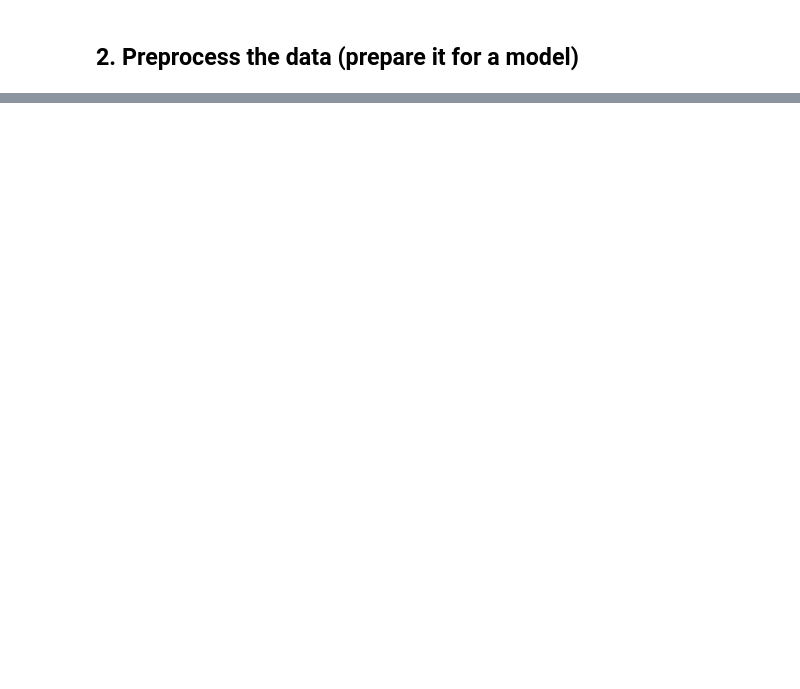
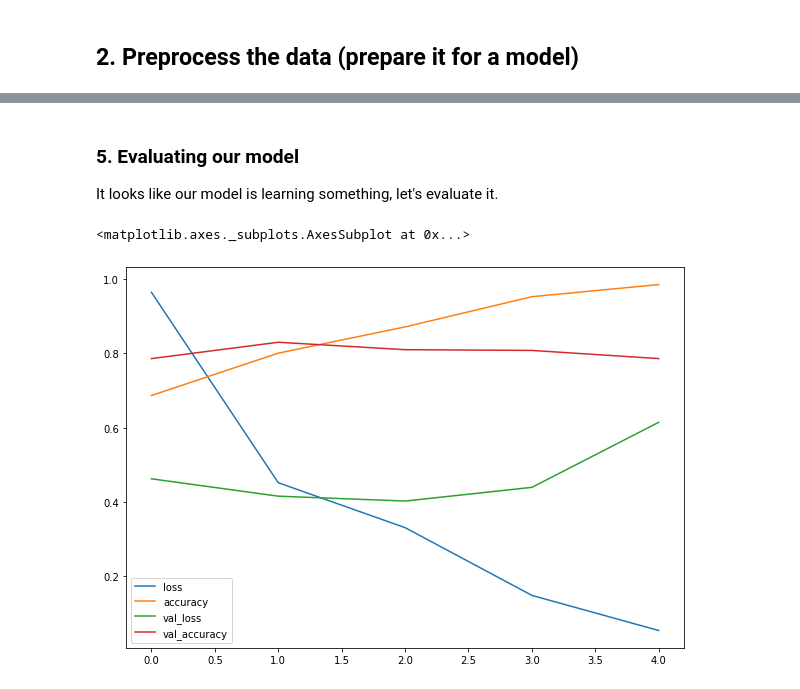
Before and after one commit to johanesPao/tensorflow_developer_certificate, a Jupyter notebook: 03_introduction_to_computer_vision_with_tensorflow.ipynb, the cells around one changed output, grey strips where cells are left out. Cells and saved outputs as stored; diff of their text form; code cells hidden in the pictures; blank space fills up the shorter version.

```diff
--- a/03_introduction_to_computer_vision_with_tensorflow.ipynb
+++ b/03_introduction_to_computer_vision_with_tensorflow.ipynb
@@ -437,0 +436,4 @@ Image shape: (384, 512, 3)
+# %%
+# Define directory dataset paths
+train_dir = 'pizza_steak/train/'
+test_dir = 'pizza_steak/test/'
@@ -437,0 +509,19 @@ Image shape: (384, 512, 3)
+# %%
+# Create the model (this will be our baseline, a layer convolutional neural network)
+model_4 = Sequential([
+    Conv2D(filters=10, # filter is the number of sliding windows going across an input (higher = more complex model)
+           kernel_size=3, # the size of the sliding window going across an input
+           strides=1, # the size of the step the sliding window takes across an input
+           padding='valid', # if "same", output shape is same as input shape, if "valid", output shape gets compressed
+           activation='relu',
+           input_shape=(224, 224, 3)), # input layer (specify input shape)
+    Conv2D(10, 3, activation='relu'),
+    Conv2D(10, 3, activation='relu'),
+    Flatten(),
+    Dense(1, activation='sigmoid') # output layer (working with binary classification so only 1 output neuron)
+])
+# %%
+# Compile the model
+model_4.compile(loss=BinaryCrossentropy(),
+                optimizer=Adam(),
+                metrics=['accuracy'])
@@ -437,0 +553,7 @@ Image shape: (384, 512, 3)
+# %%
+# Fit the model
+history_4 = model_4.fit(train_data_scaled, # this is a combination of labels and samples data
+                        epochs=5,
+                        steps_per_epoch=len(train_data_scaled),
+                        validation_data=test_data_scaled,
+                        validation_steps=len(test_data_scaled))
@@ -437,0 +571,11 @@ Image shape: (384, 512, 3)
+# %% [markdown]
+### 5. Evaluating our model
+
+It looks like our model is learning something, let's evaluate it.
+# %%
+# Let's plot the training curve
+import pandas as pd
+pd.DataFrame(history_4.history).plot(figsize=(10, 7))
+# %% [output]
+<matplotlib.axes._subplots.AxesSubplot at 0x...>
+[figure, added]
```
Also changed, not shown: parts of 41 cells of this notebook.
